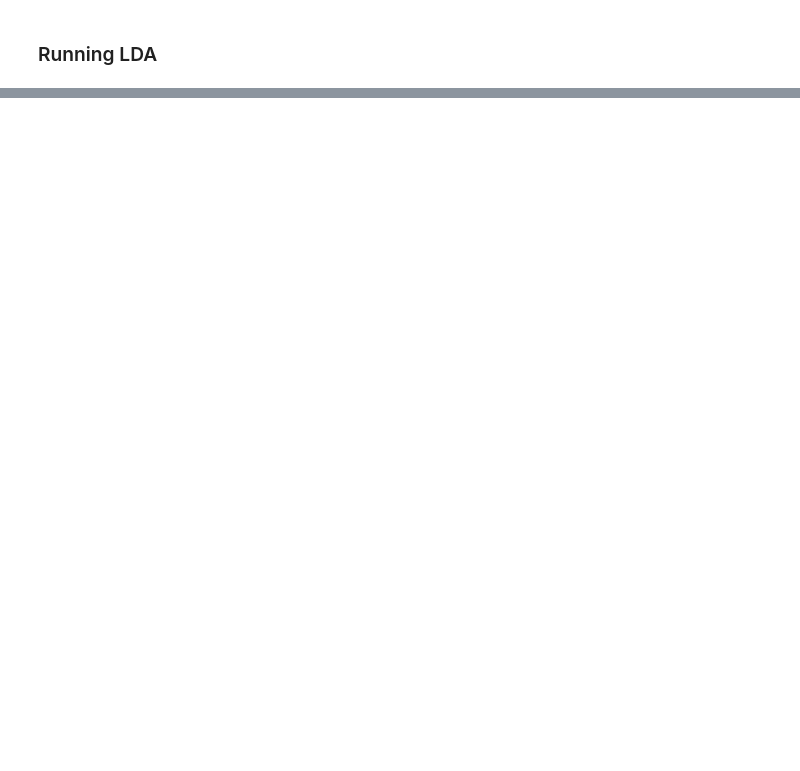
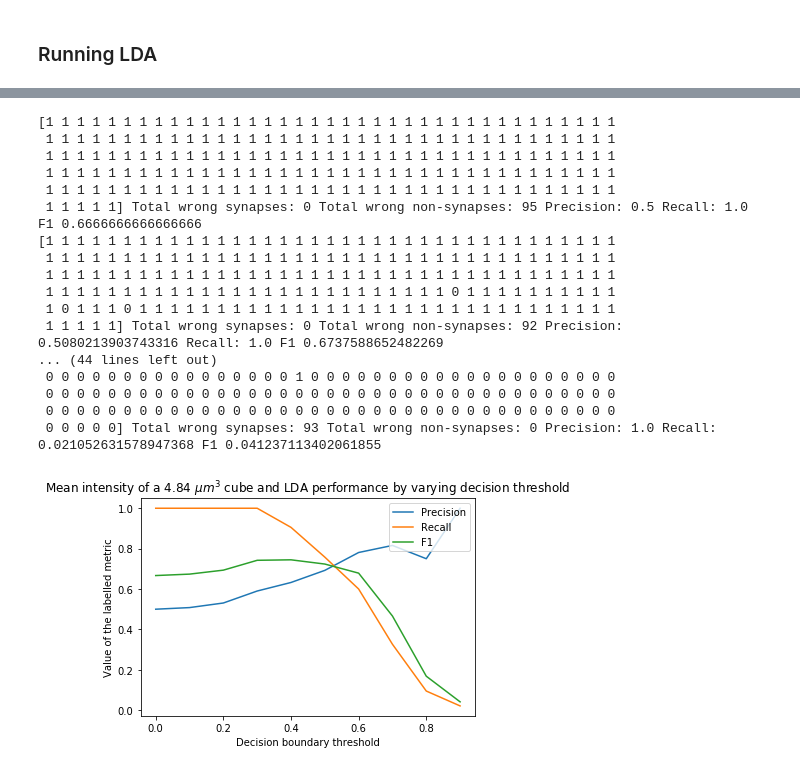
Before and after one commit to NeuroDataDesign/LIDS, a Jupyter notebook: src/demo/demo_lda.ipynb, the cells around one changed output, grey strips where cells are left out. Cells and saved outputs as stored; diff of their text form; code cells hidden in the pictures; blank space fills up the shorter version.

```diff
--- a/src/demo/demo_lda.ipynb
+++ b/src/demo/demo_lda.ipynb
@@ -306,6 +313,9 @@ print(s3)
 print(train3.shape)
 print(labels3.shape)
 print(test3.shape)
+
+shp_3 = test3.shape[0]
+print(shp_3)
 # %% [output]
 190
 (190, 1)
@@ -372,0 +440,22 @@ plt.show()
+# %%
+t3, p3, r3, f3 = lda(train3, labels3, test3, shp_3)
+stat_plot(t3, p3, r3, f3)
+# %% [output]
+[1 1 1 1 1 1 1 1 1 1 1 1 1 1 1 1 1 1 1 1 1 1 1 1 1 1 1 1 1 1 1 1 1 1 1 1 1
+ 1 1 1 1 1 1 1 1 1 1 1 1 1 1 1 1 1 1 1 1 1 1 1 1 1 1 1 1 1 1 1 1 1 1 1 1 1
+ 1 1 1 1 1 1 1 1 1 1 1 1 1 1 1 1 1 1 1 1 1 1 1 1 1 1 1 1 1 1 1 1 1 1 1 1 1
+ 1 1 1 1 1 1 1 1 1 1 1 1 1 1 1 1 1 1 1 1 1 1 1 1 1 1 1 1 1 1 1 1 1 1 1 1 1
+ 1 1 1 1 1 1 1 1 1 1 1 1 1 1 1 1 1 1 1 1 1 1 1 1 1 1 1 1 1 1 1 1 1 1 1 1 1
+ 1 1 1 1 1] Total wrong synapses: 0 Total wrong non-synapses: 95 Precision: 0.5 Recall: 1.0 F1 0.6666666666666666
+[1 1 1 1 1 1 1 1 1 1 1 1 1 1 1 1 1 1 1 1 1 1 1 1 1 1 1 1 1 1 1 1 1 1 1 1 1
+ 1 1 1 1 1 1 1 1 1 1 1 1 1 1 1 1 1 1 1 1 1 1 1 1 1 1 1 1 1 1 1 1 1 1 1 1 1
+ 1 1 1 1 1 1 1 1 1 1 1 1 1 1 1 1 1 1 1 1 1 1 1 1 1 1 1 1 1 1 1 1 1 1 1 1 1
+ 1 1 1 1 1 1 1 1 1 1 1 1 1 1 1 1 1 1 1 1 1 1 1 1 1 1 0 1 1 1 1 1 1 1 1 1 1
+ 1 0 1 1 1 0 1 1 1 1 1 1 1 1 1 1 1 1 1 1 1 1 1 1 1 1 1 1 1 1 1 1 1 1 1 1 1
+ 1 1 1 1 1] Total wrong synapses: 0 Total wrong non-synapses: 92 Precision: 0.5080213903743316 Recall: 1.0 F1 0.6737588652482269
+... (44 lines left out)
+ 0 0 0 0 0 0 0 0 0 0 0 0 0 0 0 0 1 0 0 0 0 0 0 0 0 0 0 0 0 0 0 0 0 0 0 0 0
+ 0 0 0 0 0 0 0 0 0 0 0 0 0 0 0 0 0 0 0 0 0 0 0 0 0 0 0 0 0 0 0 0 0 0 0 0 0
+ 0 0 0 0 0 0 0 0 0 0 0 0 0 0 0 0 0 0 0 0 0 0 0 0 0 0 0 0 0 0 0 0 0 0 0 0 0
+ 0 0 0 0 0] Total wrong synapses: 93 Total wrong non-synapses: 0 Precision: 1.0 Recall: 0.021052631578947368 F1 0.041237113402061855
+[figure, added]
```
Also changed, not shown: parts of 10 cells of this notebook.
